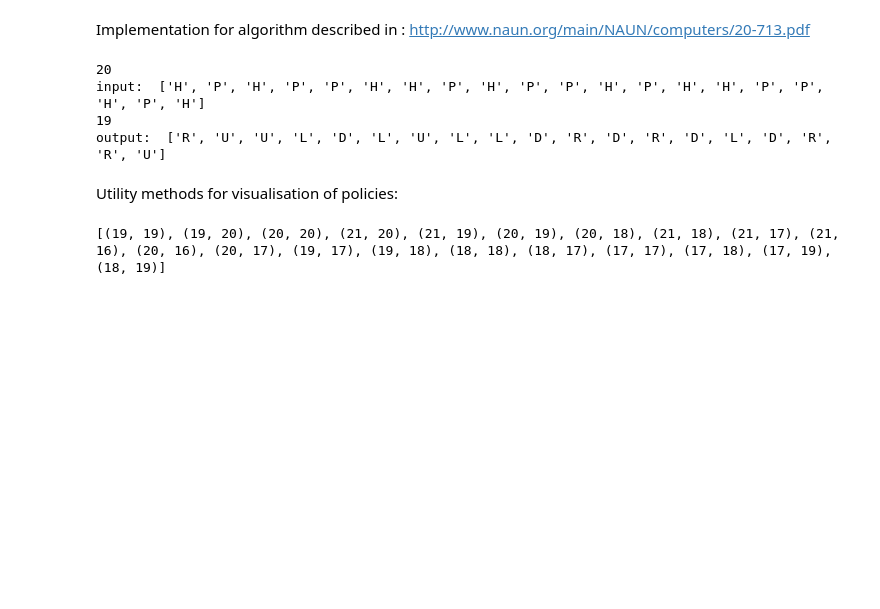
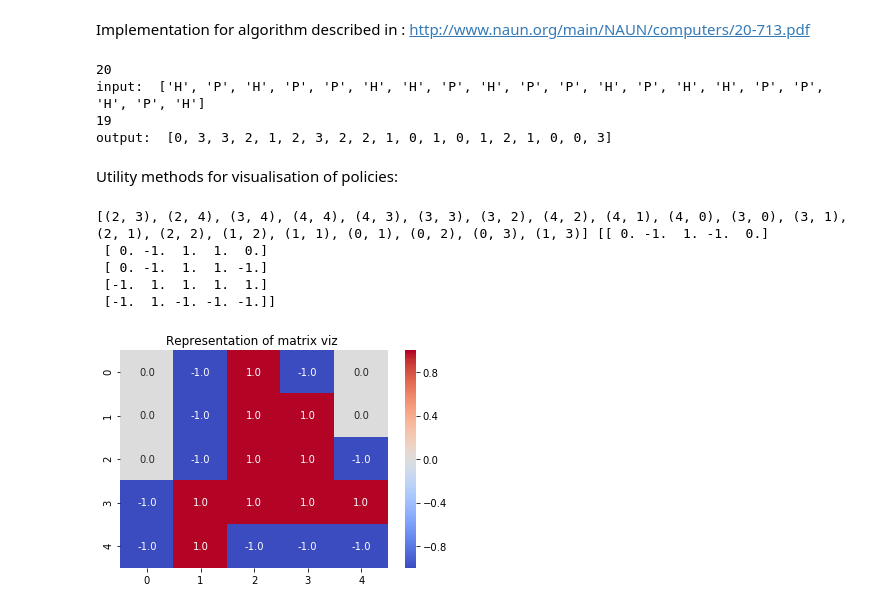
Before and after one commit to ciortanmadalina/reinforcement-learning-ai-course, a Jupyter notebook: protein-folding.ipynb, the cells around one changed output. Cells and saved outputs as stored; diff of their text form; code cells hidden in the pictures; blank space fills up the shorter version.

```diff
--- a/protein-folding.ipynb
+++ b/protein-folding.ipynb
@@ -22,54 +26,80 @@ print(len(P))
 P = list(P) # transform input string into array
 print('input: ', P)
 
+# this dictionary maps directions to integer values which can become indexes in actions matrix
+moves = {'R':0, 'D': 1, 'L': 2, 'U': 3}
 pi = 'RUULDLULLDRDRDLDRRU'
 pi = list(pi)
+pi = list(map(lambda x : moves[x], pi))
 print(len(pi))
 print('output: ', pi)
 # %% [output]
 20
 input:  ['H', 'P', 'H', 'P', 'P', 'H', 'H', 'P', 'H', 'P', 'P', 'H', 'P', 'H', 'H', 'P', 'P', 'H', 'P', 'H']
 19
-output:  ['R', 'U', 'U', 'L', 'D', 'L', 'U', 'L', 'L', 'D', 'R', 'D', 'R', 'D', 'L', 'D', 'R', 'R', 'U']
+output:  [0, 3, 3, 2, 1, 2, 3, 2, 2, 1, 0, 1, 0, 1, 2, 1, 0, 0, 3]
 # %% [markdown]
 Utility methods for visualisation of policies:
 # %%
 def updateCurrentIndex(x, y, action):
-    if action == 'U':
+    if action == moves['U']:
         x = x + 1
-    elif action == 'D':
+    elif action == moves['D']:
         x = x - 1
-    elif action == 'R':
+    elif action == moves['R']:
         y = y + 1
     else:
         y = y - 1
     return x, y
 
 def getActionValue(prot_type):
     return 1 if prot_type == 'H' else -1
 
 """
+Visualize the content of a matrix as a heatmap
+"""
+def plotMatrix(m, label = ''):
+    plt.title('Representation of matrix %s '%(label))
+    sns.heatmap(m,  cmap='coolwarm', annot=True, fmt=".1f");
+
+"""
 Generates a matrix representing the 2D model of the protein based on the sequence of actions pi
 """
-def getVisualizationMatrix(P, pi):
+def getVisualizationMatrixAndPoints(P, pi):
     l = 2* len(pi)
     viz = np.zeros([l+1, l+1]) # visualization matrix initialized with 0
-    lines = [] # this will hold the order of points
+    points = [] # this will hold the order of points
     cur_x, cur_y = len(pi), len(pi)
-    lines.append((cur_x, cur_y))
+    points.append((cur_x, cur_y))
     viz [cur_x, cur_y] = getActionValue(P[0]) # initialize center of the matrix
     for  action, prot_type in zip(pi, P[1:]):
         cur_x, cur_y = updateCurrentIndex(cur_x, cur_y, action)
         viz [cur_x, cur_y] = getActionValue(prot_type)
-        lines.append((cur_x, cur_y))
+        points.append((cur_x, cur_y))
 
-    return viz, lines
+    points = list(map(list, zip(*points))) # separate list of tuple points into a list with 2 arrays: x an y coordinates
+    # substract from x and y coordinates min values in order to remove 0 based columns and rows
+    points = list(zip(list(map(lambda x: x - min(points[0]), points[0] )),
+        list(map(lambda x: x - min(points[1]), points[1] ))))
+
+    # this removes all columns and rows padded with 0s
+    viz = viz[~np.all(viz == 0, axis=1)]
+    viz = viz[:, ~np.all(viz == 0, axis=0)]
+
+    return viz, points
 
 
-viz, lines =getVisualizationMatrix(P, pi)
-print(lines)
+viz, points =getVisualizationMatrixAndPoints(P, pi)
+print(points, viz)
+
+plotMatrix(viz, 'viz')
 # %% [output]
-[(19, 19), (19, 20), (20, 20), (21, 20), (21, 19), (20, 19), (20, 18), (21, 18), (21, 17), (21, 16), (20, 16), (20, 17), (19, 17), (19, 18), (18, 18), (18, 17), (17, 17), (17, 18), (17, 19), (18, 19)]
+[(2, 3), (2, 4), (3, 4), (4, 4), (4, 3), (3, 3), (3, 2), (4, 2), (4, 1), (4, 0), (3, 0), (3, 1), (2, 1), (2, 2), (1, 2), (1, 1), (0, 1), (0, 2), (0, 3), (1, 3)] [[ 0. -1.  1. -1.  0.]
+ [ 0. -1.  1.  1.  0.]
+ [ 0. -1.  1.  1. -1.]
+ [-1.  1.  1.  1.  1.]
+ [-1.  1. -1. -1. -1.]]
+[figure, added]
 # %%
 """
 This method generates an annotated graph representation for the input string of hydrophobic / polar aminacids
```
Also changed, not shown: parts of 13 cells of this notebook, 3 other files.
